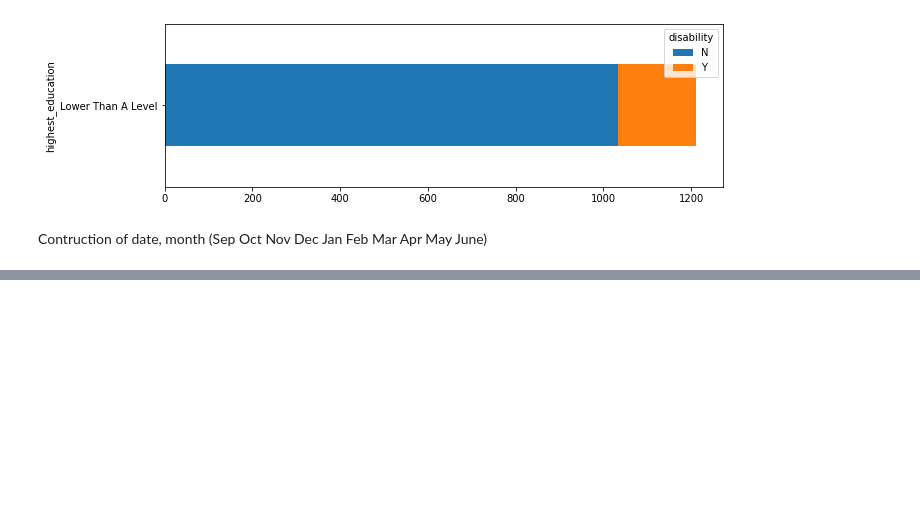
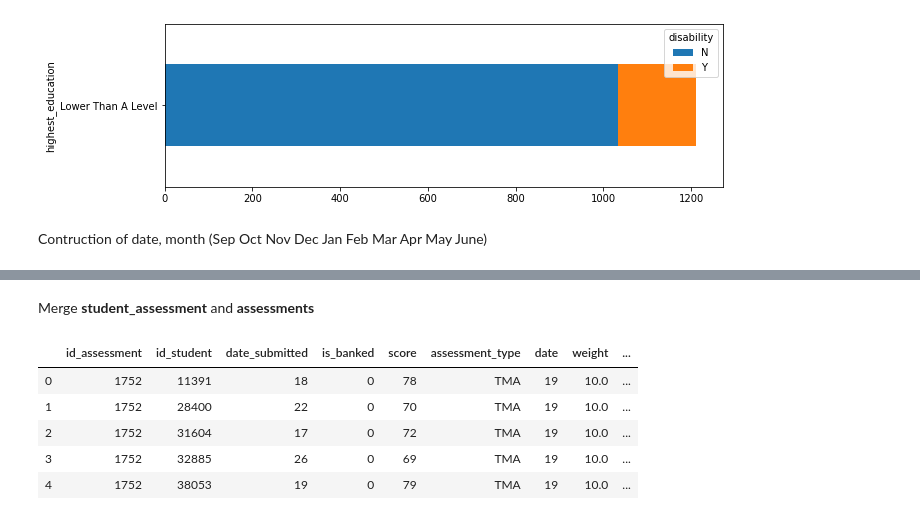
Before and after one commit to rayansami/behaviour-analysis, a Jupyter notebook: Analyzing_Open_University_Learning_Analytics_Dataset.ipynb, the cells around one changed output, grey strips where cells are left out. Drawn from its saved outputs; the diff is of its cells as text; code cells hidden in the pictures; blank space fills up the shorter version.

```diff
--- a/Analyzing_Open_University_Learning_Analytics_Dataset.ipynb
+++ b/Analyzing_Open_University_Learning_Analytics_Dataset.ipynb
@@ -426 +443,13 @@ def date_number(date):
+# %% [markdown]
+Merge <b>student_assessment</b> and <b>assessments</b>
+# %%
+student_assessment_merge = student_assessment.merge(assessments[['id_assessment', 'assessment_type', 'date', 'weight', 'code_module', 'code_presentation']], on='id_assessment', how='left')
+student_assessment_merge.head()
+# %% [output]
+|  | id_assessment | id_student | date_submitted | is_banked | score | assessment_type | date | weight | ... |
+| 0 | 1752 | 11391 | 18 | 0 | 78 | TMA | 19 | 10.0 | ... |
+| 1 | 1752 | 28400 | 22 | 0 | 70 | TMA | 19 | 10.0 | ... |
+| 2 | 1752 | 31604 | 17 | 0 | 72 | TMA | 19 | 10.0 | ... |
+| 3 | 1752 | 32885 | 26 | 0 | 69 | TMA | 19 | 10.0 | ... |
+| 4 | 1752 | 38053 | 19 | 0 | 79 | TMA | 19 | 10.0 | ... |
 # %%
```
Also changed, not shown: parts of 8 cells of this notebook.
